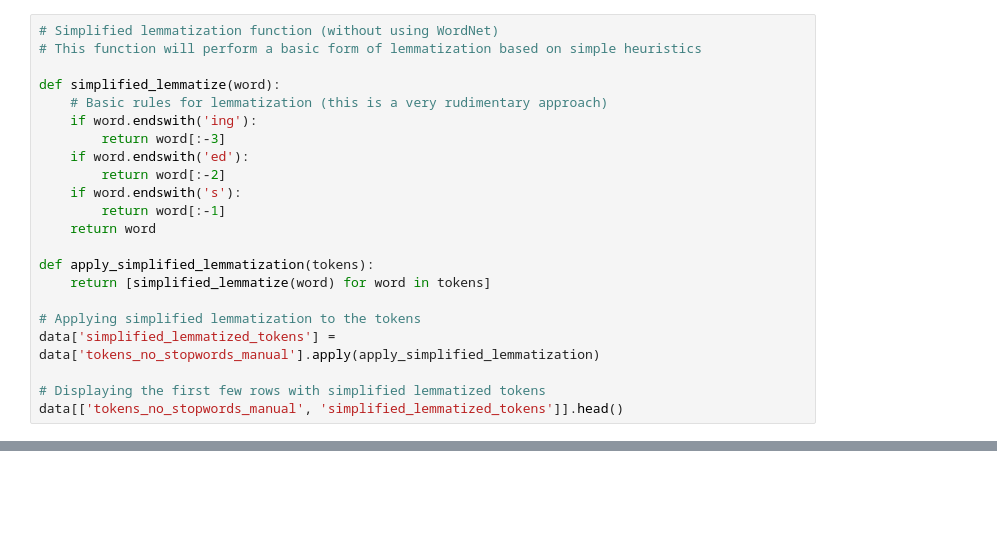
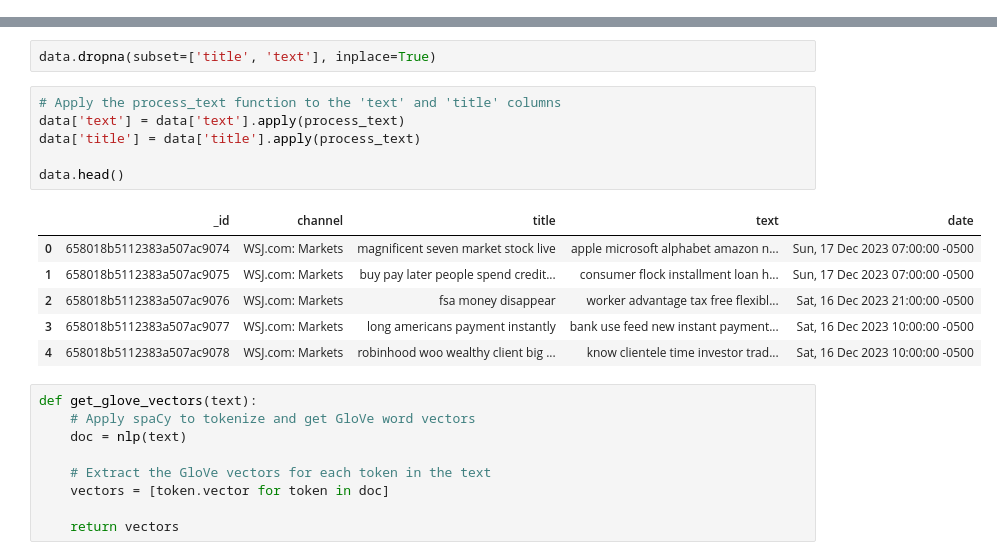
Before and after one commit to fauzan-arif/ds-capstone, a Jupyter notebook: notebooks/Data Preprocessing.ipynb, the cells around one changed output, grey strips where cells are left out. Saved outputs shown, nothing was run; the diff lists cells and outputs as text; blank space fills up the shorter version.

```diff
--- a/notebooks/Data Preprocessing.ipynb
+++ b/notebooks/Data Preprocessing.ipynb
@@ -114,22 +72,0 @@ data[['manual_tokens', 'tokens_no_stopwords_manual']].head()
-# %%
-# Simplified lemmatization function (without using WordNet)
-# This function will perform a basic form of lemmatization based on simple heuristics
-
-def simplified_lemmatize(word):
-    # Basic rules for lemmatization (this is a very rudimentary approach)
-    if word.endswith('ing'):
-        return word[:-3]
-    if word.endswith('ed'):
-        return word[:-2]
-    if word.endswith('s'):
-        return word[:-1]
-    return word
-
-def apply_simplified_lemmatization(tokens):
-    return [simplified_lemmatize(word) for word in tokens]
-
-# Applying simplified lemmatization to the tokens
-data['simplified_lemmatized_tokens'] = data['tokens_no_stopwords_manual'].apply(apply_simplified_lemmatization)
-
-# Displaying the first few rows with simplified lemmatized tokens
-data[['tokens_no_stopwords_manual', 'simplified_lemmatized_tokens']].head()
@@ -177,0 +73,24 @@ bow_df.head(), tfidf_df.head()
+# %%
+data.dropna(subset=['title', 'text'], inplace=True)
+# %%
+# Apply the process_text function to the 'text' and 'title' columns
+data['text'] = data['text'].apply(process_text)
+data['title'] = data['title'].apply(process_text)
+
+data.head()
+# %% [output]
+|  | _id | channel | title | text | date |
+| 0 | 658018b5112383a507ac9074 | WSJ.com: Markets | magnificent seven market stock live | apple microsoft alphabet amazon n... | Sun, 17 Dec 2023 07:00:00 -0500 |
+| 1 | 658018b5112383a507ac9075 | WSJ.com: Markets | buy pay later people spend credit... | consumer flock installment loan h... | Sun, 17 Dec 2023 07:00:00 -0500 |
+| 2 | 658018b5112383a507ac9076 | WSJ.com: Markets | fsa money disappear | worker advantage tax free flexibl... | Sat, 16 Dec 2023 21:00:00 -0500 |
+| 3 | 658018b5112383a507ac9077 | WSJ.com: Markets | long americans payment instantly | bank use feed new instant payment... | Sat, 16 Dec 2023 10:00:00 -0500 |
+| 4 | 658018b5112383a507ac9078 | WSJ.com: Markets | robinhood woo wealthy client big ... | know clientele time investor trad... | Sat, 16 Dec 2023 10:00:00 -0500 |
+# %%
+def get_glove_vectors(text):
+    # Apply spaCy to tokenize and get GloVe word vectors
+    doc = nlp(text)
+
+    # Extract the GloVe vectors for each token in the text
+    vectors = [token.vector for token in doc]
+
+    return vectors
```
Also changed, not shown: parts of 17 cells of this notebook, 2 other files.
